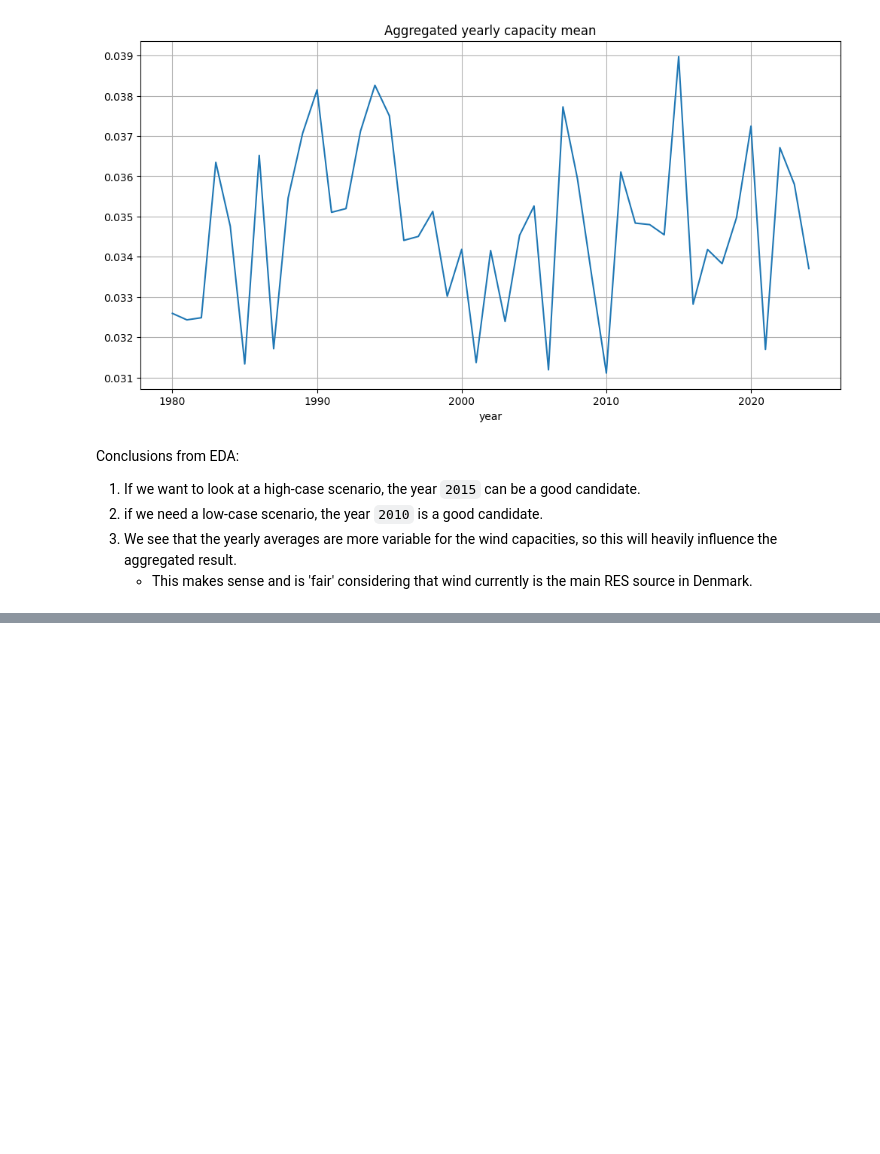
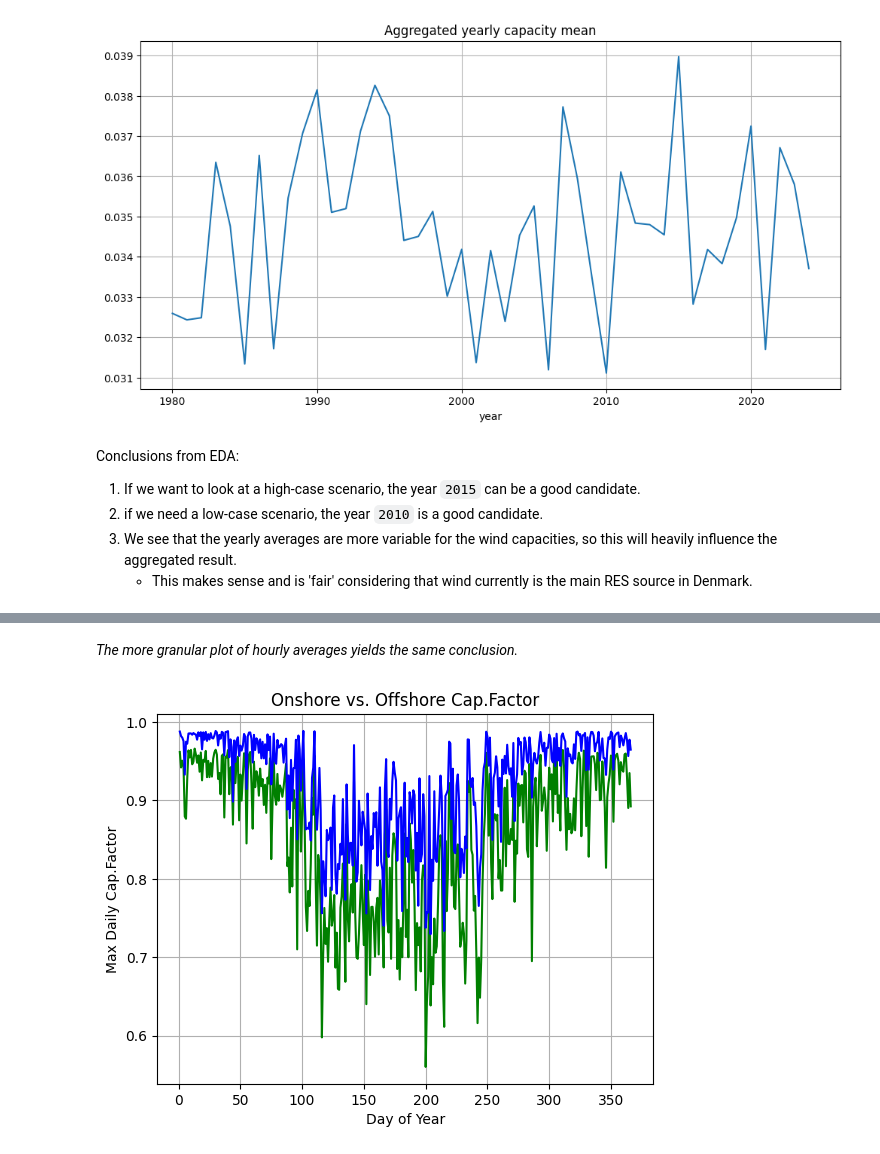
Before and after one commit to StianLindsethgits/EnergySystemsModelling, a Jupyter notebook: stratchbook.ipynb, the cells around one changed output, grey strips where cells are left out. Cells and saved outputs as stored; diff of their text form; code cells hidden in the pictures; blank space fills up the shorter version.

```diff
--- a/stratchbook.ipynb
+++ b/stratchbook.ipynb
@@ -205,0 +336,18 @@ Conclusions from EDA:
+# %% [markdown]
+*The more granular plot of hourly averages yields the same conclusion.*
+# %%
+day_max_onshore = onshore.groupby(onshore.time.dt.dayofyear)['national'].max().reset_index()
+day_max_offshore = offshore.groupby(offshore.time.dt.dayofyear)['national'].max().reset_index()
+
+plt.plot(day_max_onshore.time, day_max_onshore.national, color='green', label='onshore')
+plt.plot(day_max_offshore.time, day_max_offshore.national, color='blue', label='offshore')
+
+
+plt.grid()
+plt.xlabel('Day of Year')
+plt.ylabel('Max Daily Cap.Factor')
+plt.title('Onshore vs. Offshore Cap.Factor')
+
+plt.show()
+# %% [output]
+[figure, added]
```
Also changed, not shown: parts of 12 cells of this notebook.
